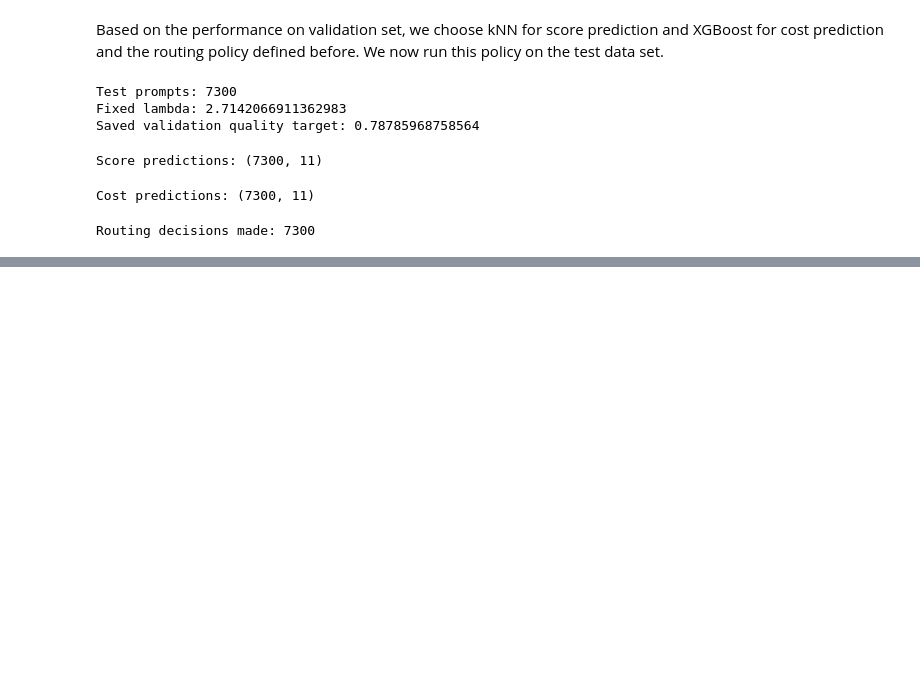
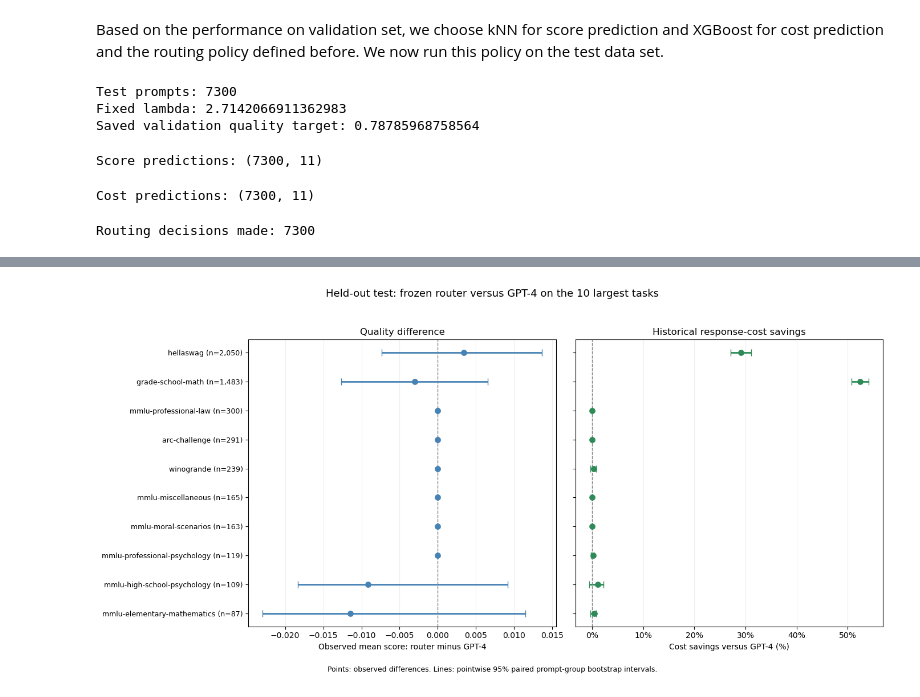
Before and after one commit to Erdos-Projects/fall-2026-right-for-less, a Jupyter notebook: 4_Final_Test/testing_knn_xgb.ipynb, the cells around one changed output, grey strips where cells are left out. Cells and saved outputs as stored; diff of their text form; code cells hidden in the pictures; blank space fills up the shorter version.

```diff
--- a/4_Final_Test/testing_knn_xgb.ipynb
+++ b/4_Final_Test/testing_knn_xgb.ipynb
@@ -323,0 +657,53 @@ display(test_uncertainty.round(6))
+# %%
+fig, axes = plt.subplots(figsize=(14, 7), ncols=2, sharey=True)
+task_positions = np.arange(len(test_task_plot_data))
+task_labels = [
+    f"{task} (n={int(count):,})"
+    for task, count in test_task_plot_data["problem_count"].items()
+]
+
+panel_specs = [
+    (axes[0], "quality_gap_vs_gpt4", "quality_CI_95_lower",
+     "quality_CI_95_upper", "steelblue", "Quality difference",
+     "Observed mean score: router minus GPT-4"),
+    (axes[1], "cost_savings_pct", "savings_CI_95_lower",
+     "savings_CI_95_upper", "seagreen", "Historical response-cost savings",
+     "Cost savings versus GPT-4 (%)"),
+]
+
+for ax, estimate_column, lower_column, upper_column, color, title, xlabel in panel_specs:
+    estimates = test_task_plot_data[estimate_column].to_numpy()
+    lower = test_task_plot_data[lower_column].to_numpy()
+    upper = test_task_plot_data[upper_column].to_numpy()
+    valid_intervals = np.isfinite(lower) & np.isfinite(upper)
+    # Draw endpoints directly: a basic interval need not contain its estimate.
+    ax.hlines(
+        task_positions[valid_intervals], lower[valid_intervals],
+        upper[valid_intervals], color=color, linewidth=2,
+    )
+    ax.plot(lower[valid_intervals], task_positions[valid_intervals],
+            "|", color=color, markersize=8)
+    ax.plot(upper[valid_intervals], task_positions[valid_intervals],
+            "|", color=color, markersize=8)
+    ax.scatter(estimates, task_positions, color=color, s=45, zorder=3)
+    ax.axvline(0, color="gray", linestyle="--", linewidth=1)
+    ax.set(title=title, xlabel=xlabel)
+    ax.grid(axis="x", alpha=0.2)
+    ax.set_axisbelow(True)
+
+axes[0].set_yticks(task_positions, labels=task_labels, fontsize=9)
+axes[0].invert_yaxis()
+axes[1].xaxis.set_major_formatter(FuncFormatter(lambda value, _: f"{value:g}%"))
+fig.suptitle(
+    "Held-out test: frozen router versus GPT-4 on the 10 largest tasks",
+    fontsize=13,
+)
+fig.text(
+    0.5, 0.02,
+    "Points: observed differences. Lines: pointwise 95% paired prompt-group bootstrap intervals.",
+    ha="center", fontsize=9,
+)
+fig.tight_layout(rect=(0, 0.05, 1, 0.95))
+plt.show()
+# %% [output]
+[figure, added]
```
Also changed, not shown: parts of 10 cells of this notebook, 1 other file.
